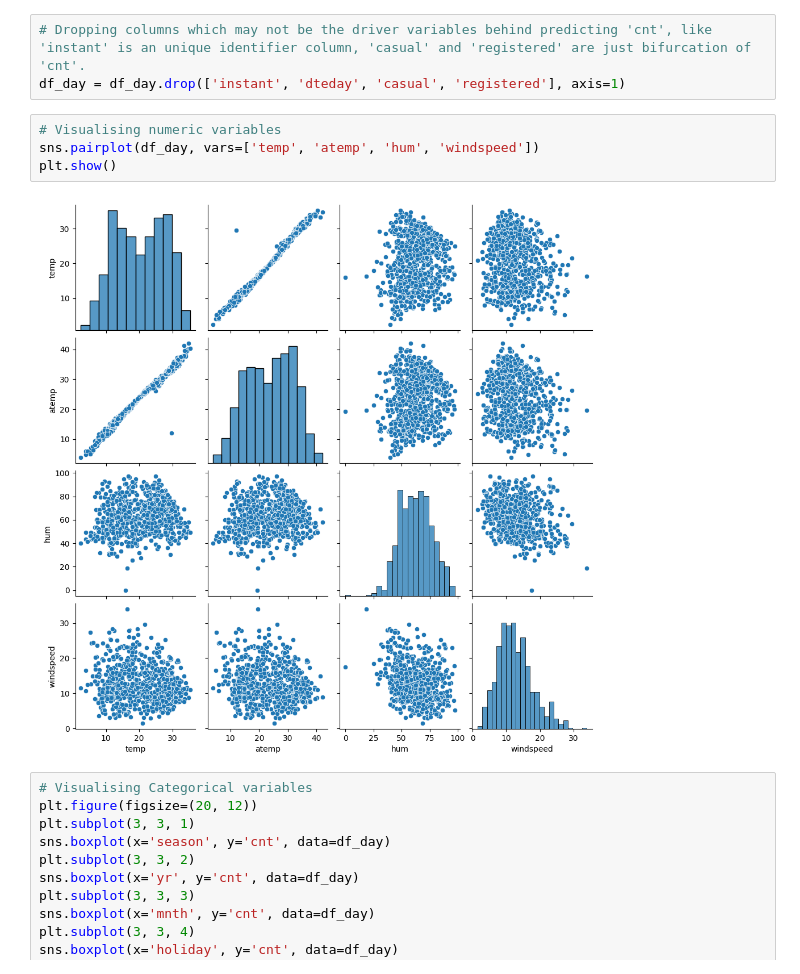
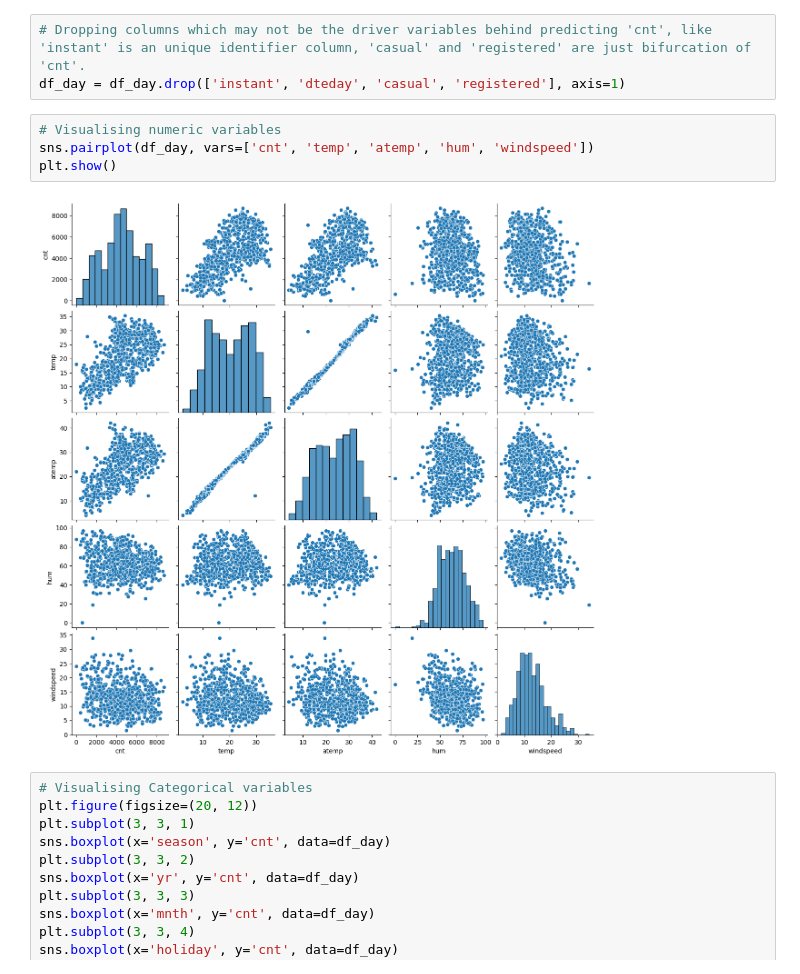
Before and after one commit to manishkrsriGITHUB/LinearRegressionAssignment, a Jupyter notebook: Linear_Regression_Assignment.ipynb, the cells around one changed output. Cells and saved outputs as stored; diff of their text form.

```diff
--- a/Linear_Regression_Assignment.ipynb
+++ b/Linear_Regression_Assignment.ipynb
@@ -121,10 +121,10 @@ dtype: int64
 df_day = df_day.drop(['instant', 'dteday', 'casual', 'registered'], axis=1)
 # %%
 # Visualising numeric variables
-sns.pairplot(df_day, vars=['temp', 'atemp', 'hum', 'windspeed'])
+sns.pairplot(df_day, vars=['cnt', 'temp', 'atemp', 'hum', 'windspeed'])
 plt.show()
 # %% [output]
-[figure, old version]
+[figure, new version]
 # %%
 # Visualising Categorical variables
 plt.figure(figsize=(20, 12))
```
Also changed, not shown: parts of 3 cells of this notebook.
